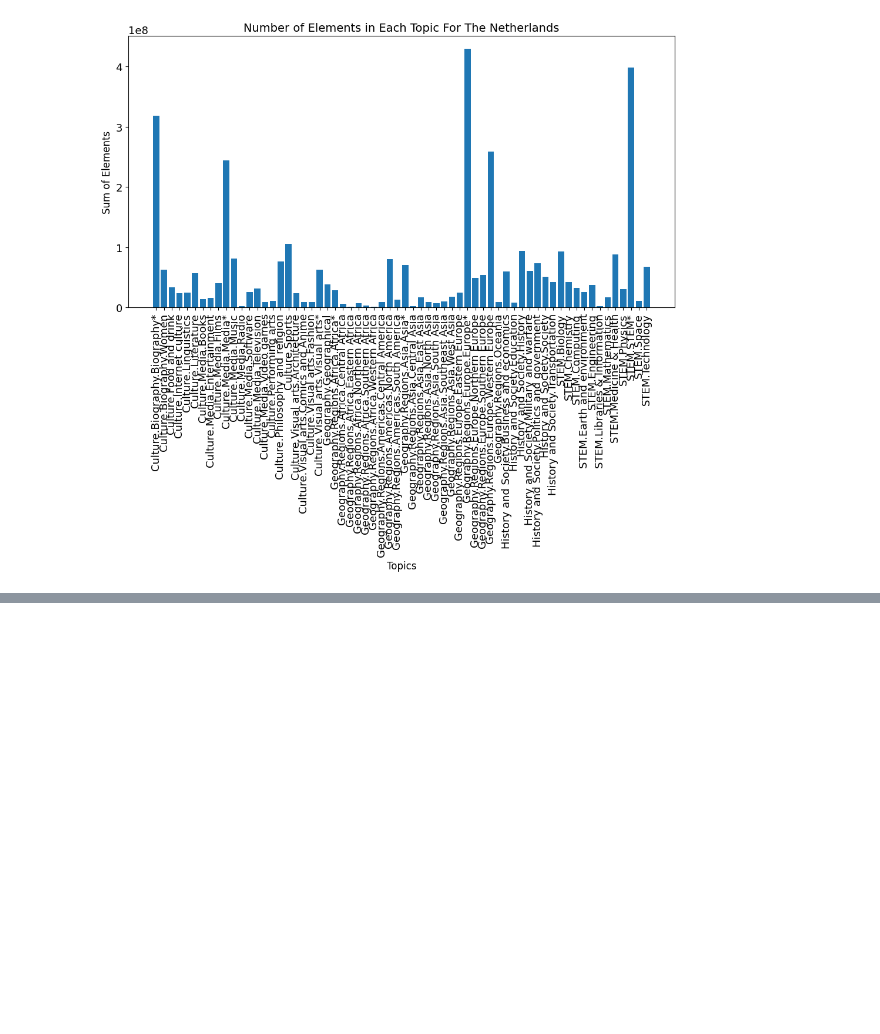
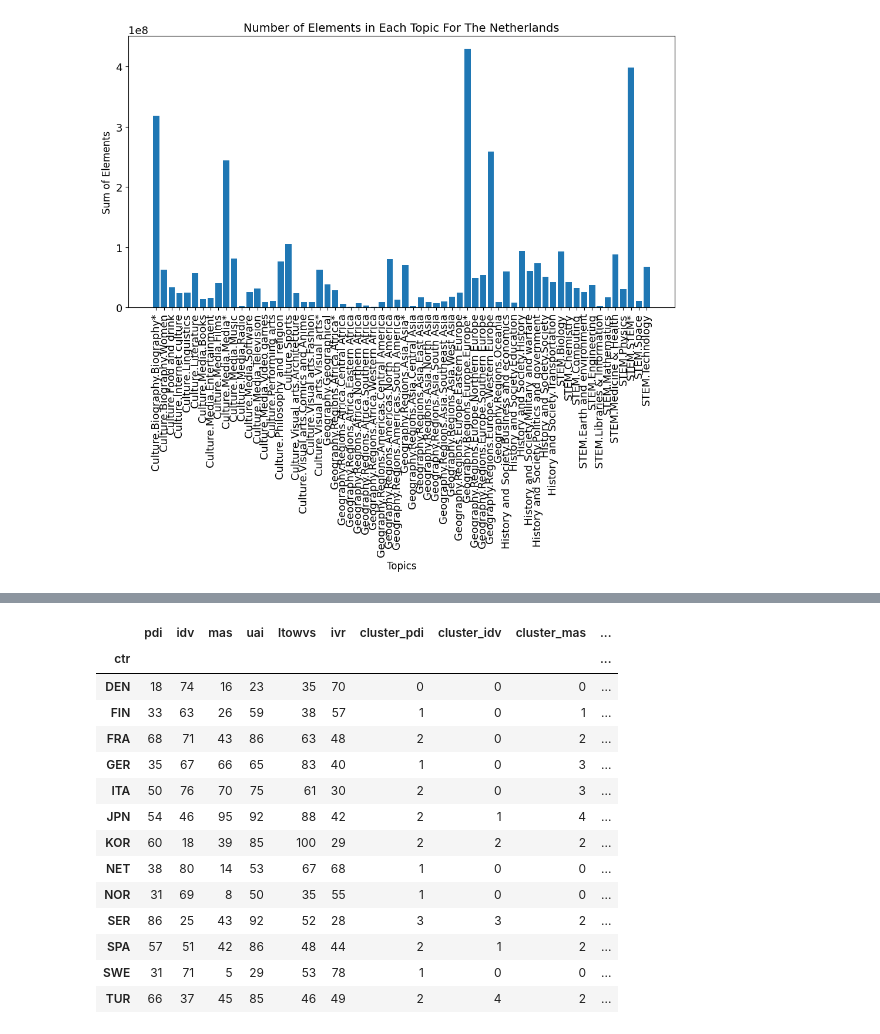
Before and after one commit to epfl-ada/ada-2023-project-rablashijupa, a Jupyter notebook: analyses/project.ipynb, the cells around one changed output, grey strips where cells are left out. Saved outputs shown, nothing was run; the diff lists cells and outputs as text; code cells hidden in the pictures; blank space fills up the shorter version.

```diff
--- a/analyses/project.ipynb
+++ b/analyses/project.ipynb
@@ -217,0 +232,21 @@ fig.tight_layout()
+# %%
+dbscan = DBSCAN(eps=6, min_samples=1)
+for dim in hofstede.columns:
+    hofstede['cluster_' + dim] = dbscan.fit_predict(hofstede[[dim]])
+hofstede
+# %% [output]
+|  | pdi | idv | mas | uai | ltowvs | ivr | cluster_pdi | cluster_idv | cluster_mas | ... |
+| ctr |  |  |  |  |  |  |  |  |  | ... |
+| DEN | 18 | 74 | 16 | 23 | 35 | 70 | 0 | 0 | 0 | ... |
+| FIN | 33 | 63 | 26 | 59 | 38 | 57 | 1 | 0 | 1 | ... |
+| FRA | 68 | 71 | 43 | 86 | 63 | 48 | 2 | 0 | 2 | ... |
+| GER | 35 | 67 | 66 | 65 | 83 | 40 | 1 | 0 | 3 | ... |
+| ITA | 50 | 76 | 70 | 75 | 61 | 30 | 2 | 0 | 3 | ... |
+| JPN | 54 | 46 | 95 | 92 | 88 | 42 | 2 | 1 | 4 | ... |
+| KOR | 60 | 18 | 39 | 85 | 100 | 29 | 2 | 2 | 2 | ... |
+| NET | 38 | 80 | 14 | 53 | 67 | 68 | 1 | 0 | 0 | ... |
+| NOR | 31 | 69 | 8 | 50 | 35 | 55 | 1 | 0 | 0 | ... |
+| SER | 86 | 25 | 43 | 92 | 52 | 28 | 3 | 3 | 2 | ... |
+| SPA | 57 | 51 | 42 | 86 | 48 | 44 | 2 | 1 | 2 | ... |
+| SWE | 31 | 71 | 5 | 29 | 53 | 78 | 1 | 0 | 0 | ... |
+| TUR | 66 | 37 | 45 | 85 | 46 | 49 | 2 | 4 | 2 | ... |
```
Also changed, not shown: parts of 5 cells of this notebook, 1 other file.
